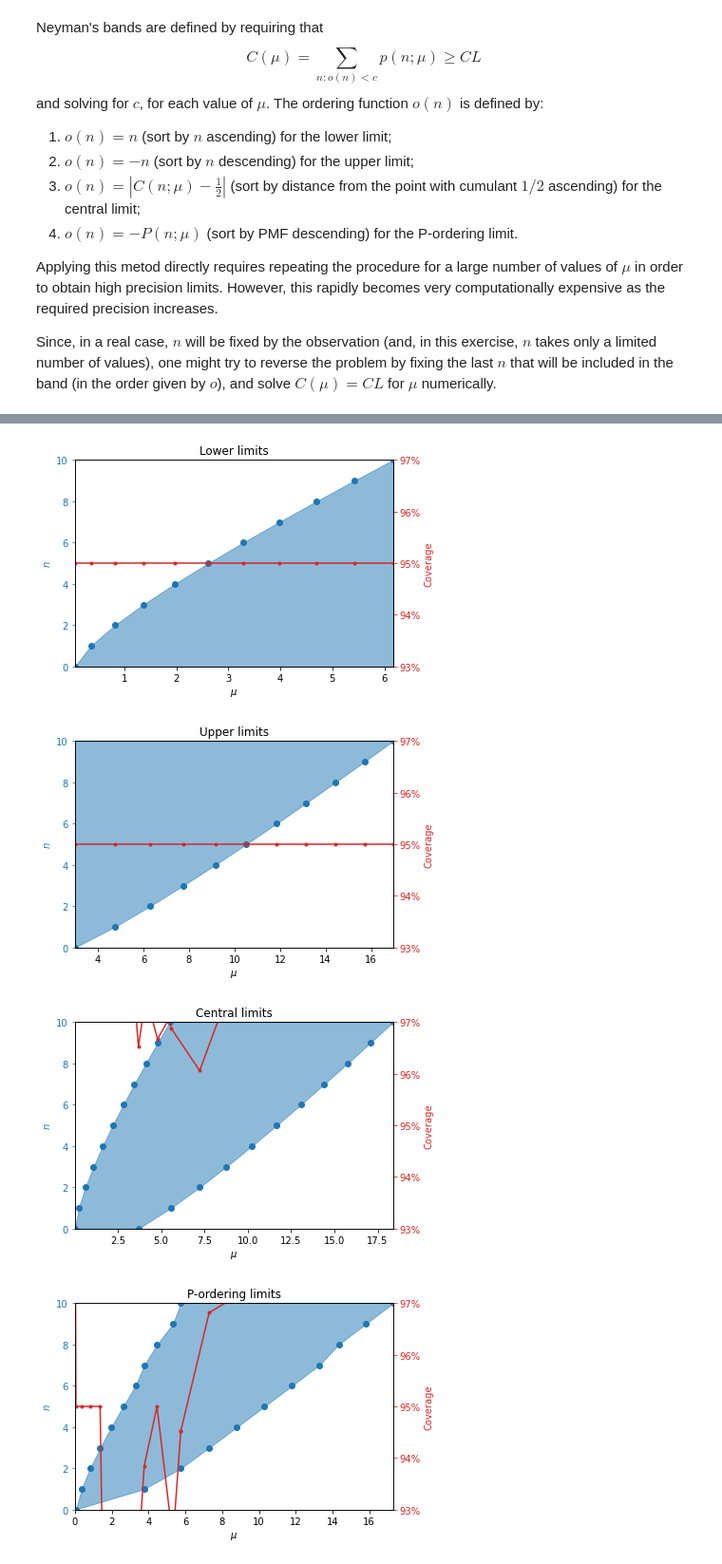
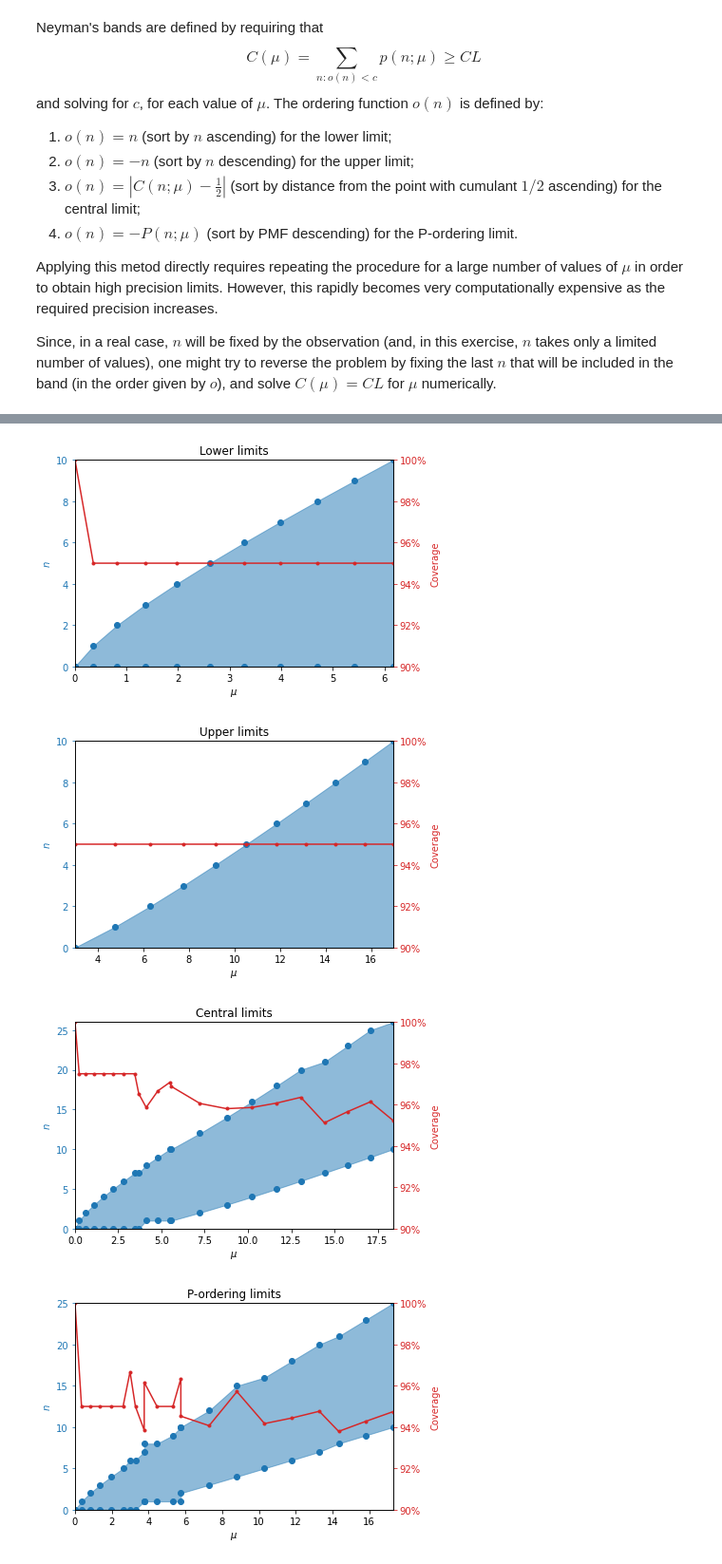
Before and after one commit to lmassach/statistical-analysis-lab, a Jupyter notebook: 05 Exercises Attempt 2.ipynb, the cells around one changed output, grey strips where cells are left out. Shown: that part at 95% size. Drawn from its saved outputs; the diff is of its cells as text; code cells hidden in the pictures.

```diff
--- a/05 Exercises Attempt 2.ipynb
+++ b/05 Exercises Attempt 2.ipynb
@@ -98,10 +104,12 @@ Wall time: 23.4 ms
 %%time
 # Upper limit
 upper_limits = []
+upper_coverage = []
 for n in n_values:
     # Since the sorting is descending from +∞, so I use
     # 1-SUM_FROM_0_TO_n == CL instead
     # Again, no need to sort
     mu_max = find_root(lambda mu: 1 - cdf(0, n, mu) - cl, n, 5*(n+1))
     upper_limits.append(mu_max)
+    upper_coverage.append((n, np.inf, 1 - cdf(0, n, mu_max)))
 # %% [output]
@@ -128,21 +147,45 @@ Wall time: 29 ms
 
 # This time I need to sort the n before summing
 N_TO_SORT = list(range(100))
-def p_ordered_sum(mu, n_min=0, n_max=np.inf):
+def p_ordered_sum(mu, n_min=0, n_max=np.inf, must_include=-1,
+                  stop_at=1, return_lims=False):
     """Computes the sum of p(n;μ) for all the n values,
     sorted by p(n;μ) descending, until a value smaller
-    than n_min or larger than n_max is found."""
+    than n_min or larger than n_max is found, or
+    must_include is reached, or the sum is > stop_at."""
     N_TO_SORT.sort(key=lambda n: -pmf(n, mu))  # Uses timsort
     s = 0.0
+    nlow, nup = np.inf, 0
     for n in N_TO_SORT:
         if n < n_min or n > n_max:
             break
         s += pmf(n, mu)
+        nlow, nup = min(nlow, n), max(nup, n)
+        if n == must_include or s >= stop_at:
+            break
+    if return_lims:
+        return s, nlow, nup
     return s
 
 p_limits = []
+p_coverage = []
 for n in n_values:
-    mu_min = find_root(lambda mu: p_ordered_sum(mu, n_max=n) - cl, 0, 5*(n+1))
-    mu_max = find_root(lambda mu: p_ordered_sum(mu, n_min=n) - cl, 0, 5*(n+1))
+    if n == 0:
+        # mu_min should be < n, no other solution for n=0
+        mu_min = 0
+        mu_max = find_root(
+            lambda mu: p_ordered_sum(mu, must_include=0) - cl, 1, 5)
+    else:
+        mu_min = find_root(
+            lambda mu: p_ordered_sum(mu, n_max=n) - cl, 0, n)
+        mu_max = find_root(
+            lambda mu: p_ordered_sum(mu, n_min=n) - cl, n, 5*(n+1))
+    c_min, n_min, _ = p_ordered_sum(
+        mu_min, n_max=n, stop_at=cl, return_lims=True)
+    c_max, _, n_max = p_ordered_sum(
+        mu_max, n_min=n, stop_at=cl, return_lims=True)
     p_limits.append((mu_min, mu_max))
+    p_coverage.append((
+        (n_min, n, c_min),
+        (n, n_max, c_max)))
 # %% [output]
@@ -219,12 +213,0 @@ def my_plot(n, l=0.0, u=np.inf, coverage=None, title=""):
-# %%
-my_plot(n_values, l=lower_limits, title="Lower limits")
-my_plot(n_values, u=upper_limits, title="Upper limits")
-my_plot(n_values, l=[x for x, _ in central_limits],
-        u=[x for _, x in central_limits], title="Central limits")
-my_plot(n_values, l=[x for x, _ in p_limits], u=[x for _, x in np.nan_to_num(p_limits)],
-        title="P-ordering limits")
-# %% [output]
-[figure, removed]
-[figure, removed]
-[figure, removed]
-[figure, removed]
@@ -230,0 +266,10 @@ my_plot(n_values, l=[x for x, _ in p_limits], u=[x for _, x in np.nan_to_num(p_l
+# %%
+my_plot(lower_limits, lower_coverage, title="Lower limits")
+my_plot(upper_limits, upper_coverage, title="Upper limits")
+my_plot(central_limits, central_coverage, title="Central limits")
+my_plot(p_limits, p_coverage, title="P-ordering limits")
+# %% [output]
+[figure, added]
+[figure, added]
+[figure, added]
+[figure, added]
```
Also changed, not shown: parts of 8 cells of this notebook.
